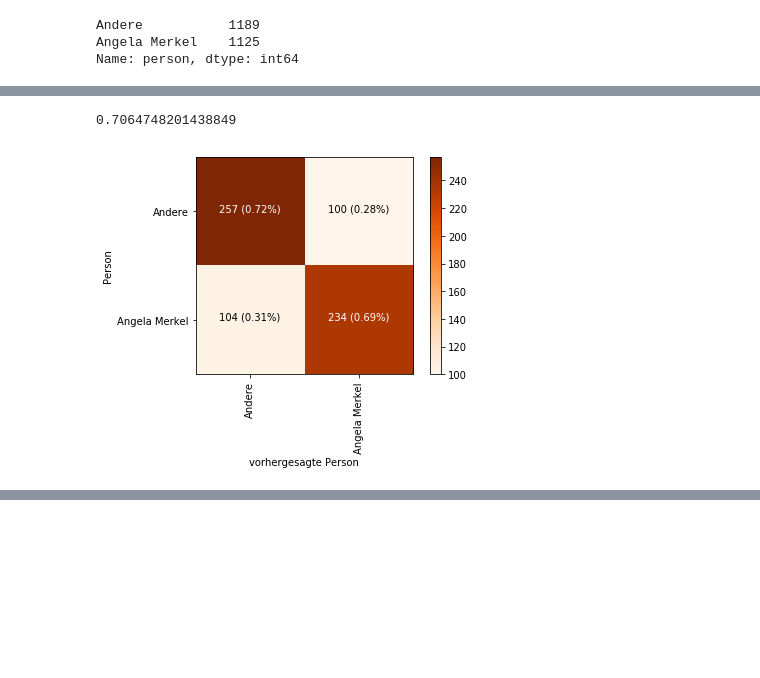
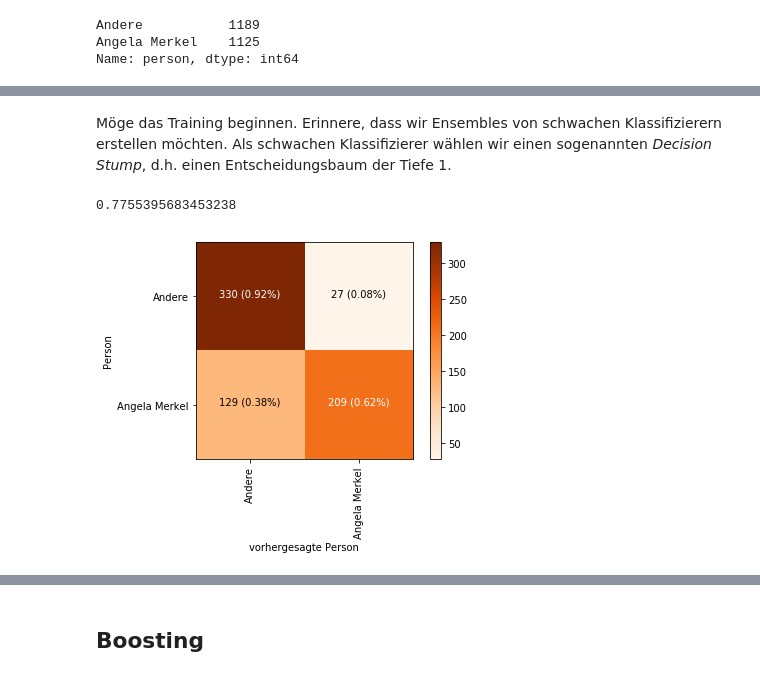
Before and after one commit to bbesser/ml-boosting-basics, a Jupyter notebook: notebooks/boosting.ipynb, the cells around one changed output, grey strips where cells are left out. Cells and saved outputs as stored; diff of their text form; code cells hidden in the pictures; blank space fills up the shorter version.

```diff
--- a/notebooks/boosting.ipynb
+++ b/notebooks/boosting.ipynb
@@ -69,8 +69,8 @@ Wir beschränken uns auf die binäre Klassifikation, d.h. wir unterscheiden nur
 Um auf ausgewogenen Daten zu arbeiten wählen wir die Klassen _Angela Merkel_ und _Nicht Angela Merkel (Andere)_.
 Dazu vernachlässigen wir zuerst alle Personen, die mit nur wenigen Reden vertreten sind.
 # %%
-NUM_SPEECHES_DROP_THRESHOLD = 100
-belowThreshold = lambda name: speech_counts[name] < NUM_SPEECHES_DROP_THRESHOLD
+MIN_NUM_SPEECHES = 100
+belowThreshold = lambda name: speech_counts[name] < MIN_NUM_SPEECHES
 
 dropped = filter(belowThreshold, speech_counts.index.tolist())
 df.drop(df[df.person.isin(dropped)].index, inplace=True)
@@ -116,10 +128,8 @@ display(df.head())
 %run define_feature_computation.ipynb
 
 (lemmata, lemma_index) = compute_index(df["lemmata"])
-df["lemma_bow"] = bag_of_words(df["lemmata"], lemma_index)
 df["lemma_counts"] = count(df["lemmata"], lemma_index)
 
 display(lemmata[:10])
-display(lemmata[20058])
 display(df.iloc[0])
 # %% [output]
@@ -164,6 +170,6 @@ Name: lemma_counts, Length: 2314, dtype: object
 # %%
 %run define_conversion_functions.ipynb
 
-data = dict_to_sparse(df["lemma_counts"], len(lemma_index))
+feature_vectors = dict_to_sparse(df["lemma_counts"], len(lemma_index))
 categories = df["person"].astype("category")
 labels = categories.cat.codes
@@ -173,27 +176,35 @@ labels = categories.cat.codes
+# %% [markdown]
+Möge das Training beginnen.
+Erinnere, dass wir Ensembles von schwachen Klassifizierern erstellen möchten.
+Als schwachen Klassifizierer wählen wir einen sogenannten _Decision Stump_, d.h. einen Entscheidungsbaum der Tiefe 1.
+# %%
+def make_decision_stump():
+    return DecisionTreeClassifier(max_depth=1)
 # %%
+%run define_plot_functions.ipynb
+%run define_train_functions.ipynb
+
 from sklearn.tree import DecisionTreeClassifier
 
-TRAIN_TEST_RATIO = 0.3 # proportion of test data
+# proportion of test data
+TRAIN_TEST_RATIO = 0.3
 
-def make_decision_tree_classifier():
-    return DecisionTreeClassifier(splitter="random",
-                                  max_depth=1,
-                                  criterion="gini")
-
-classifier = make_decision_tree_classifier()
+classifier = make_decision_stump()
 
 (accuracy, confusion) = train_and_test_with(classifier,
-                                            data,
+                                            feature_vectors,
                                             labels,
                                             test_size=TRAIN_TEST_RATIO)
 
 display(accuracy)
-plot_confusion_matrix(confusion, classes = categories.unique())
+display_confusion_matrix(confusion, classes = categories.unique())
 display_decision_tree(classifier)
 # %% [output]
-0.7064748201438849
+0.7755395683453238
-[figure, old version]
+[figure, new version]
 [drawing not drawn]
+# %% [markdown]
+## Boosting
 # %%
 from sklearn.ensemble import BaggingClassifier
 
```
Also changed, not shown: parts of 11 cells of this notebook, 2 other files.
